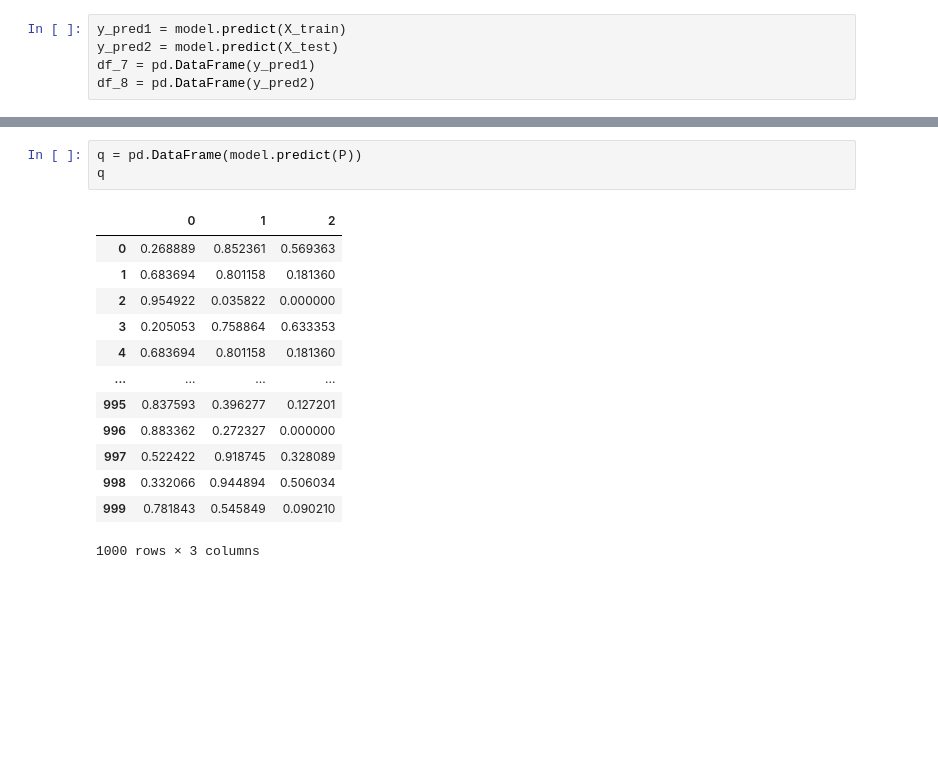
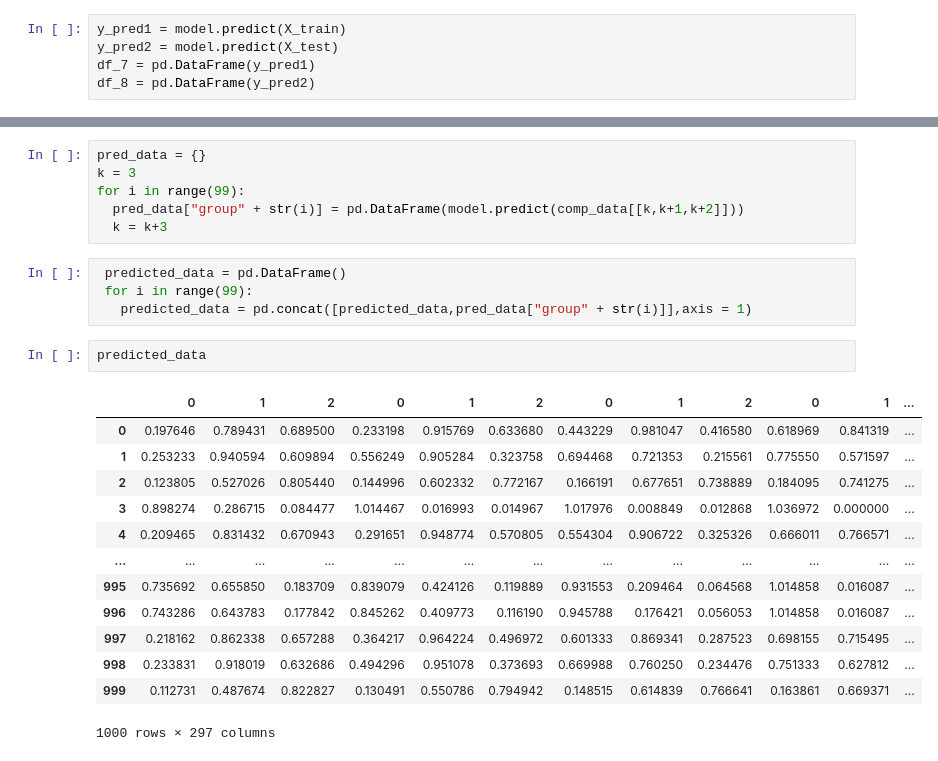
Before and after one commit to dharma610/Neural-network-model-for-compartmenral-model-SIR-and-SEIR-, a Jupyter notebook: part5.ipynb, the cells around one changed output, grey strips where cells are left out. Saved outputs shown, nothing was run; the diff lists cells and outputs as text; blank space fills up the shorter version.

```diff
--- a/part5.ipynb
+++ b/part5.ipynb
@@ -348,17 +355,26 @@ data_scaled
-# %%
-q = pd.DataFrame(model.predict(P))
-q
-# %% [output]
-|  | 0 | 1 | 2 |
-| 0 | 0.268889 | 0.852361 | 0.569363 |
-| 1 | 0.683694 | 0.801158 | 0.181360 |
-| 2 | 0.954922 | 0.035822 | 0.000000 |
-| 3 | 0.205053 | 0.758864 | 0.633353 |
-| 4 | 0.683694 | 0.801158 | 0.181360 |
-| ... | ... | ... | ... |
-| 995 | 0.837593 | 0.396277 | 0.127201 |
-| 996 | 0.883362 | 0.272327 | 0.000000 |
-| 997 | 0.522422 | 0.918745 | 0.328089 |
-| 998 | 0.332066 | 0.944894 | 0.506034 |
-| 999 | 0.781843 | 0.545849 | 0.090210 |
-1000 rows × 3 columns
+# %%
+pred_data = {}
+k = 3
+for i in range(99):
+  pred_data["group" + str(i)] = pd.DataFrame(model.predict(comp_data[[k,k+1,k+2]]))
+  k = k+3
+# %%
+ predicted_data = pd.DataFrame()
+ for i in range(99):
+   predicted_data = pd.concat([predicted_data,pred_data["group" + str(i)]],axis = 1)
+# %%
+predicted_data
+# %% [output]
+|  | 0 | 1 | 2 | 0 | 1 | 2 | 0 | 1 | 2 | 0 | 1 | ... |
+| 0 | 0.197646 | 0.789431 | 0.689500 | 0.233198 | 0.915769 | 0.633680 | 0.443229 | 0.981047 | 0.416580 | 0.618969 | 0.841319 | ... |
+| 1 | 0.253233 | 0.940594 | 0.609894 | 0.556249 | 0.905284 | 0.323758 | 0.694468 | 0.721353 | 0.215561 | 0.775550 | 0.571597 | ... |
+| 2 | 0.123805 | 0.527026 | 0.805440 | 0.144996 | 0.602332 | 0.772167 | 0.166191 | 0.677651 | 0.738889 | 0.184095 | 0.741275 | ... |
+| 3 | 0.898274 | 0.286715 | 0.084477 | 1.014467 | 0.016993 | 0.014967 | 1.017976 | 0.008849 | 0.012868 | 1.036972 | 0.000000 | ... |
+| 4 | 0.209465 | 0.831432 | 0.670943 | 0.291651 | 0.948774 | 0.570805 | 0.554304 | 0.906722 | 0.325326 | 0.666011 | 0.766571 | ... |
+| ... | ... | ... | ... | ... | ... | ... | ... | ... | ... | ... | ... | ... |
+| 995 | 0.735692 | 0.655850 | 0.183709 | 0.839079 | 0.424126 | 0.119889 | 0.931553 | 0.209464 | 0.064568 | 1.014858 | 0.016087 | ... |
+| 996 | 0.743286 | 0.643783 | 0.177842 | 0.845262 | 0.409773 | 0.116190 | 0.945788 | 0.176421 | 0.056053 | 1.014858 | 0.016087 | ... |
+| 997 | 0.218162 | 0.862338 | 0.657288 | 0.364217 | 0.964224 | 0.496972 | 0.601333 | 0.869341 | 0.287523 | 0.698155 | 0.715495 | ... |
+| 998 | 0.233831 | 0.918019 | 0.632686 | 0.494296 | 0.951078 | 0.373693 | 0.669988 | 0.760250 | 0.234476 | 0.751333 | 0.627812 | ... |
+| 999 | 0.112731 | 0.487674 | 0.822827 | 0.130491 | 0.550786 | 0.794942 | 0.148515 | 0.614839 | 0.766641 | 0.163861 | 0.669371 | ... |
+1000 rows × 297 columns
```
Also changed, not shown: parts of 21 cells of this notebook.
